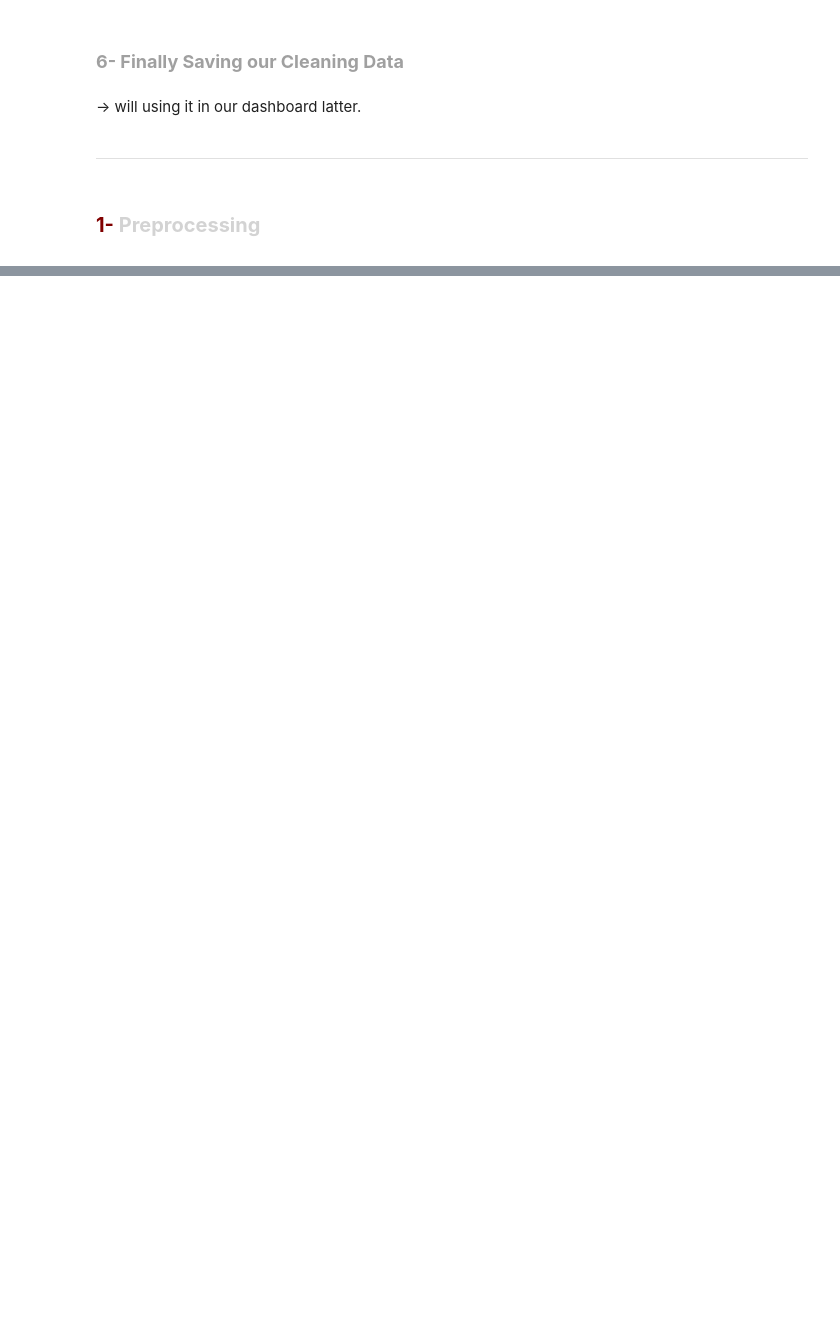
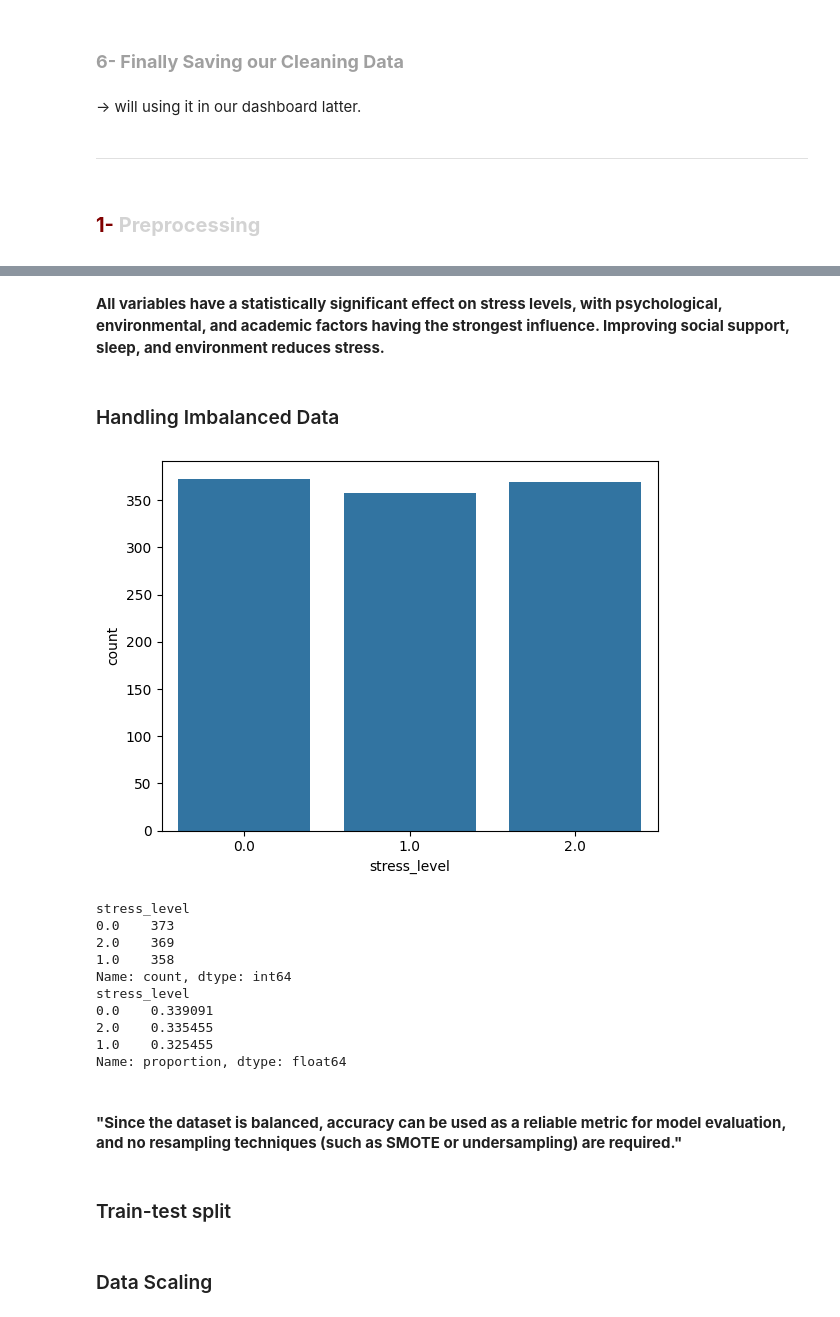
Before and after one commit to sandosaa/ML-project, a Jupyter notebook: ML project.ipynb, the cells around one changed output, grey strips where cells are left out. Cells and saved outputs as stored; diff of their text form; code cells hidden in the pictures; blank space fills up the shorter version.

```diff
--- a/ML project.ipynb
+++ b/ML project.ipynb
@@ -314,0 +422,9 @@ data.to_csv("Cleaned data.csv" , index = False)
+# %%
+
+X = data.drop('stress_level', axis=1)
+y = data['stress_level']
+
+F_values, p_values = f_classif(X, y)
+
+for col, f, p in zip(X.columns, F_values, p_values):
+    print(f"{col:25}     F-value: {f:.3f}     p-value: {p:.3e}")
@@ -314,0 +452,11 @@ data.to_csv("Cleaned data.csv" , index = False)
+# %%
+rf = RandomForestClassifier()
+rf.fit(X, y)
+
+fi = pd.DataFrame({
+    "Feature": X.columns,
+    "Importance": rf.feature_importances_
+}).sort_values(by="Importance", ascending=False)
+
+print("\n=== Feature Importance (Random Forest) ===")
+print(fi)
@@ -314,0 +481,28 @@ data.to_csv("Cleaned data.csv" , index = False)
+# %% [markdown]
+**All variables have a statistically significant effect on stress levels, with psychological, environmental, and academic factors having the strongest influence. Improving social support, sleep, and environment reduces stress.**
+# %% [markdown]
+### Handling Imbalanced Data
+# %%
+
+
+sns.countplot(x=y)
+plt.show()
+
+print(y.value_counts())
+print(y.value_counts(normalize=True))
+# %% [output]
+[figure, added]
+stress_level
+0.0    373
+2.0    369
+1.0    358
+Name: count, dtype: int64
+stress_level
+0.0    0.339091
+2.0    0.335455
+1.0    0.325455
+Name: proportion, dtype: float64
+# %% [markdown]
+#### **"Since the dataset is balanced, accuracy can be used as a reliable metric for model evaluation, and no resampling techniques (such as SMOTE or undersampling) are required."**
+# %% [markdown]
+### Train-test split
@@ -314,0 +511,2 @@ data.to_csv("Cleaned data.csv" , index = False)
+# %% [markdown]
+### Data Scaling
```
Also changed, not shown: parts of 16 cells of this notebook.
